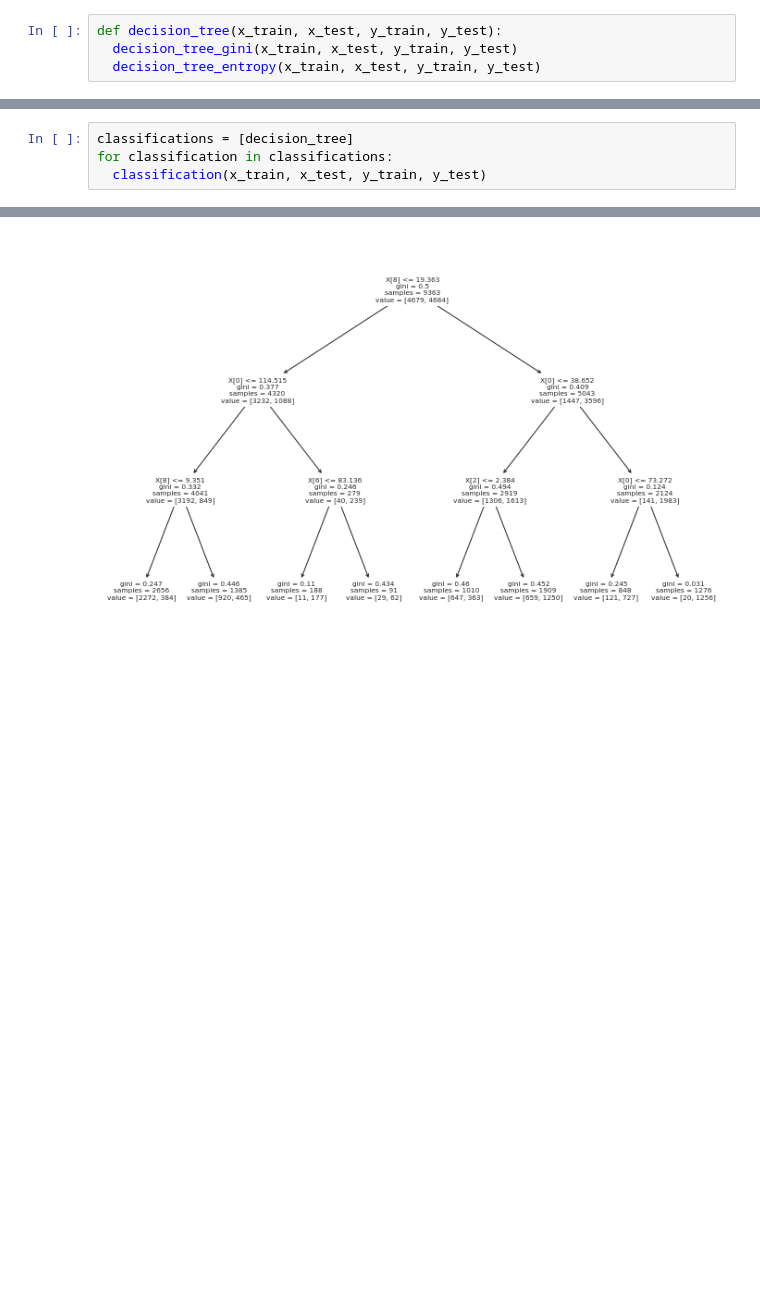
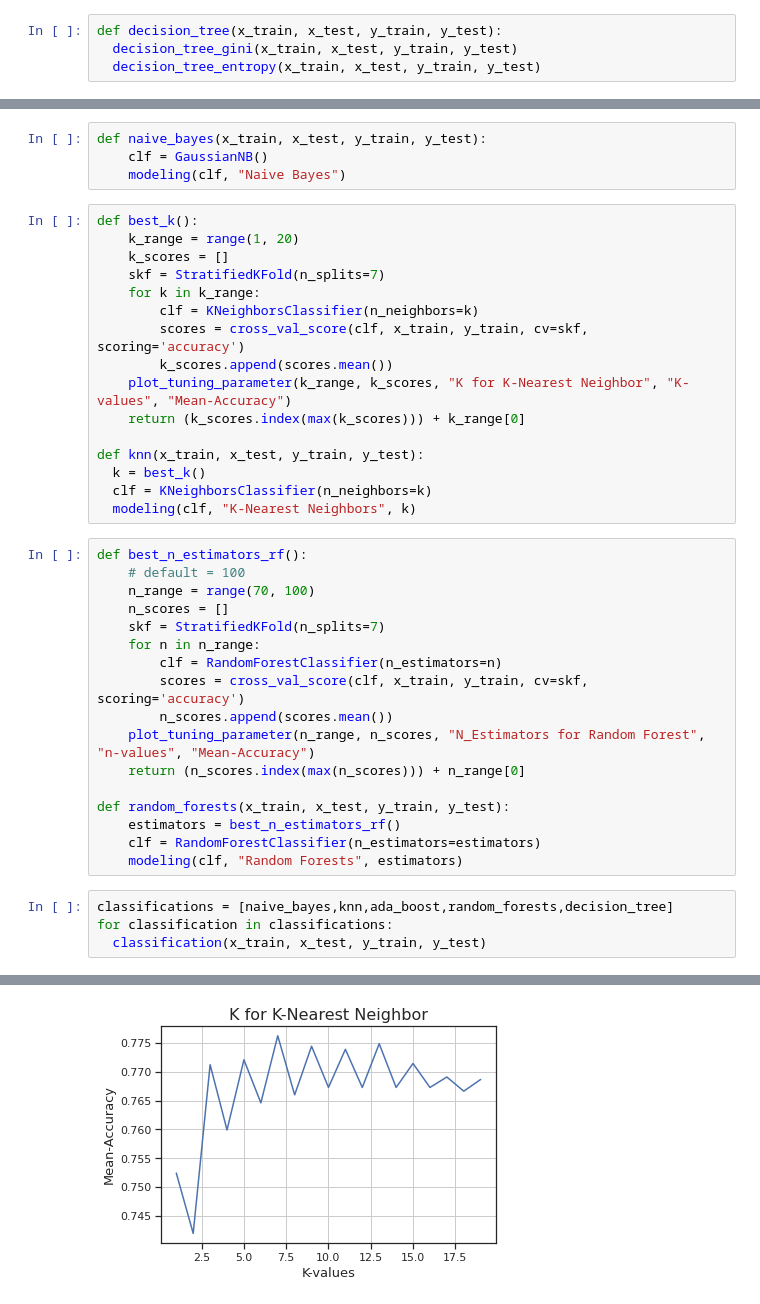
Before and after one commit to Abdelrahman-Shawky/MAGIC-Telescope-Classification-ML, a Jupyter notebook: Data_Classification.ipynb, the cells around one changed output, grey strips where cells are left out. Drawn from its saved outputs; the diff is of its cells as text; blank space fills up the shorter version.

Commit message:
adaBoost & KNN & Random-Forests & Naive-Bayes

```diff
--- a/Data_Classification.ipynb
+++ b/Data_Classification.ipynb
@@ -154,5 +242,42 @@ def decision_tree_entropy(x_train, x_test, y_train, y_test):
+# %%
+def naive_bayes(x_train, x_test, y_train, y_test):
+    clf = GaussianNB()
+    modeling(clf, "Naive Bayes")
+# %%
+def best_k():
+    k_range = range(1, 20)
+    k_scores = []
+    skf = StratifiedKFold(n_splits=7)
+    for k in k_range:
+        clf = KNeighborsClassifier(n_neighbors=k)
+        scores = cross_val_score(clf, x_train, y_train, cv=skf, scoring='accuracy')
+        k_scores.append(scores.mean())
+    plot_tuning_parameter(k_range, k_scores, "K for K-Nearest Neighbor", "K-values", "Mean-Accuracy")
+    return (k_scores.index(max(k_scores))) + k_range[0]
+
+def knn(x_train, x_test, y_train, y_test):
+  k = best_k()
+  clf = KNeighborsClassifier(n_neighbors=k)
+  modeling(clf, "K-Nearest Neighbors", k)
+# %%
+def best_n_estimators_rf():
+    # default = 100
+    n_range = range(70, 100)
+    n_scores = []
+    skf = StratifiedKFold(n_splits=7)
+    for n in n_range:
+        clf = RandomForestClassifier(n_estimators=n)
+        scores = cross_val_score(clf, x_train, y_train, cv=skf, scoring='accuracy')
+        n_scores.append(scores.mean())
+    plot_tuning_parameter(n_range, n_scores, "N_Estimators for Random Forest", "n-values", "Mean-Accuracy")
+    return (n_scores.index(max(n_scores))) + n_range[0]
+
+def random_forests(x_train, x_test, y_train, y_test):
+    estimators = best_n_estimators_rf()
+    clf = RandomForestClassifier(n_estimators=estimators)
+    modeling(clf, "Random Forests", estimators)
 # %%
-classifications = [decision_tree]
+classifications = [naive_bayes,knn,ada_boost,random_forests,decision_tree]
 for classification in classifications:
   classification(x_train, x_test, y_train, y_test)
 # %% [output]
@@ -167 +296 @@ Test set score: 0.7618
-[figure, old version]
+[figure, new version]
```
Also changed, not shown: parts of 9 cells of this notebook.
